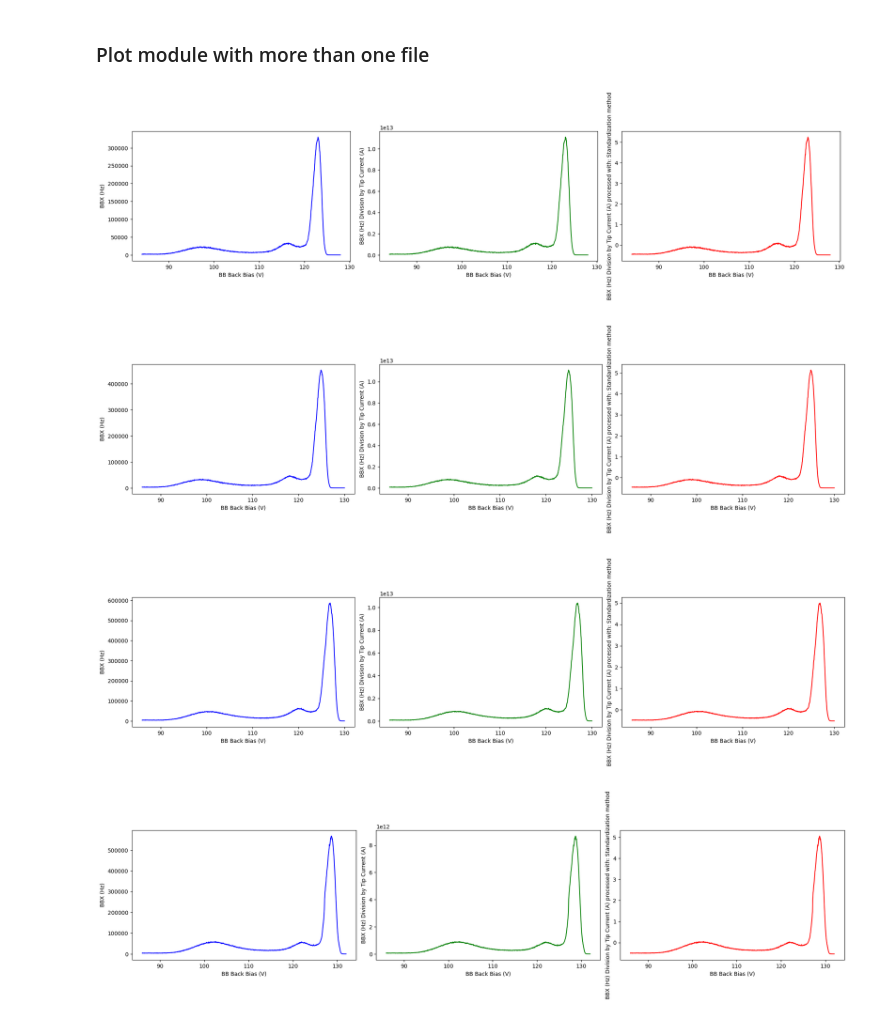
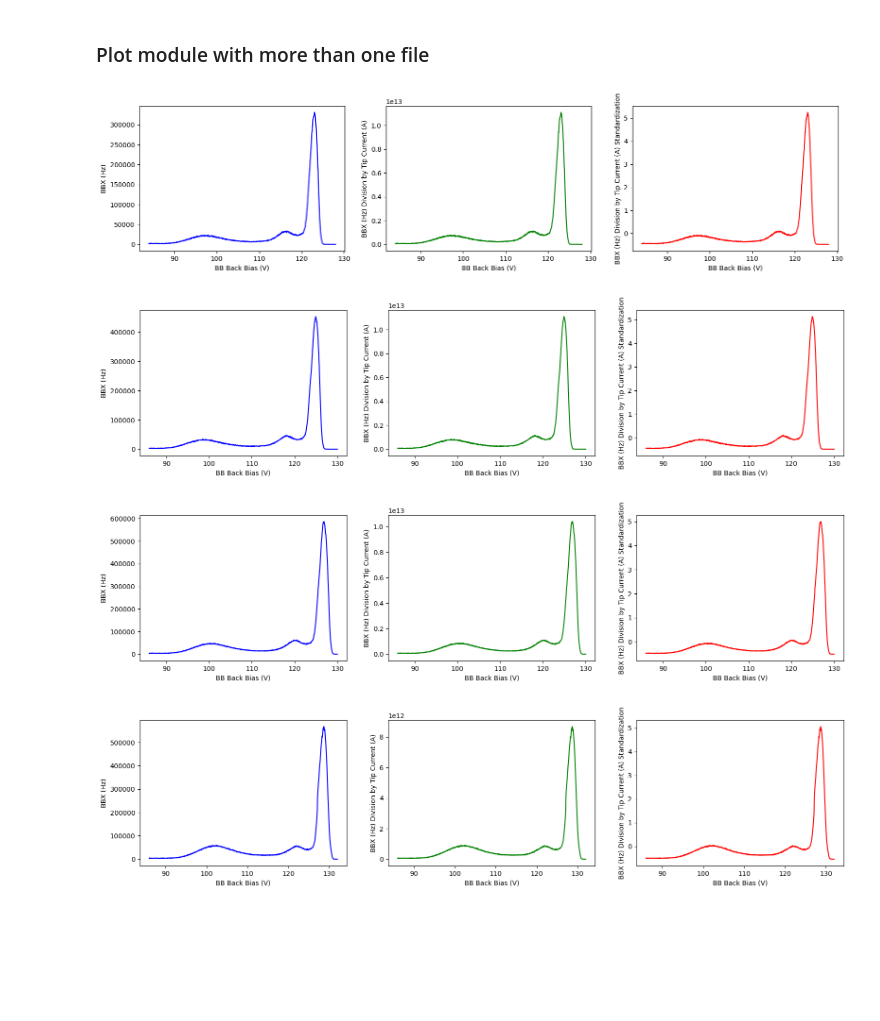
Before and after one commit to garghi2000/PythonNanolib, a Jupyter notebook: Manual.ipynb, the cells around one changed output. Saved outputs shown, nothing was run; the diff lists cells and outputs as text; code cells hidden in the pictures; blank space fills up the shorter version.

```diff
--- a/Manual.ipynb
+++ b/Manual.ipynb
@@ -178,36 +178,36 @@ for n in number_of_f:
         file_name = "BBX_Plasmon_HOPG_00" + str(n) + ".dat"
     else:
         file_name = "BBX_Plasmon_HOPG_0" + str(n) + ".dat"
     full_path_file_name = os.path.join(this_notebook_dir, folder, file_name)
     # Examples of load a file
     myfile = load.Nanonisfile(full_path_file_name)
     my_files.append(myfile)
     # Example of process a channel by dividing fir an other
     ####################################################################################
     process.processSingleFile(
         Nanonisfile=myfile, processType="Division",
         chnsToProc="BBX (Hz)", ref="Tip Current (A)")
     ####################################################################################
     process.processSingleFile(
         Nanonisfile=myfile, processType="Standardization",
         chnsToProc="BBX (Hz) Division by Tip Current (A)")
 
     # plot.plotSingleFile(
     #     Nanonisfile=myfile, xChn="BB Back Bias (V)",
     #     yChns=[
     #         "BBX (Hz) Division by Tip Current (A)",
     #         "BBX (Hz) Division by Tip Current (A) "
-    #         "processed with: Differentiation method"], keepAxes=False,
+    #         "Differentiation"], keepAxes=False,
     #         keepFigure=False,sfigsize=(6.4, 4))
 #########################################################################################
 fig = plot.plotMultiFiles(my_files, xChn="BB Back Bias (V)",
                     yChns=["BBX (Hz)",
                            "BBX (Hz) Division by Tip Current (A)",
                             "BBX (Hz) Division by Tip Current (A) "
-                            "processed with: Standardization method"], keepAxes=False,
+                            "Standardization"], keepAxes=False,
                             keepFigure=True, sfigsize=(6.4, 4))
 # %% [output]
-[figure, old version]
+[figure, new version]
-[figure, old version]
+[figure, new version]
-[figure, old version]
+[figure, new version]
-[figure, old version]
+[figure, new version]
```
Also changed, not shown: parts of 4 cells of this notebook, 7 other files.
